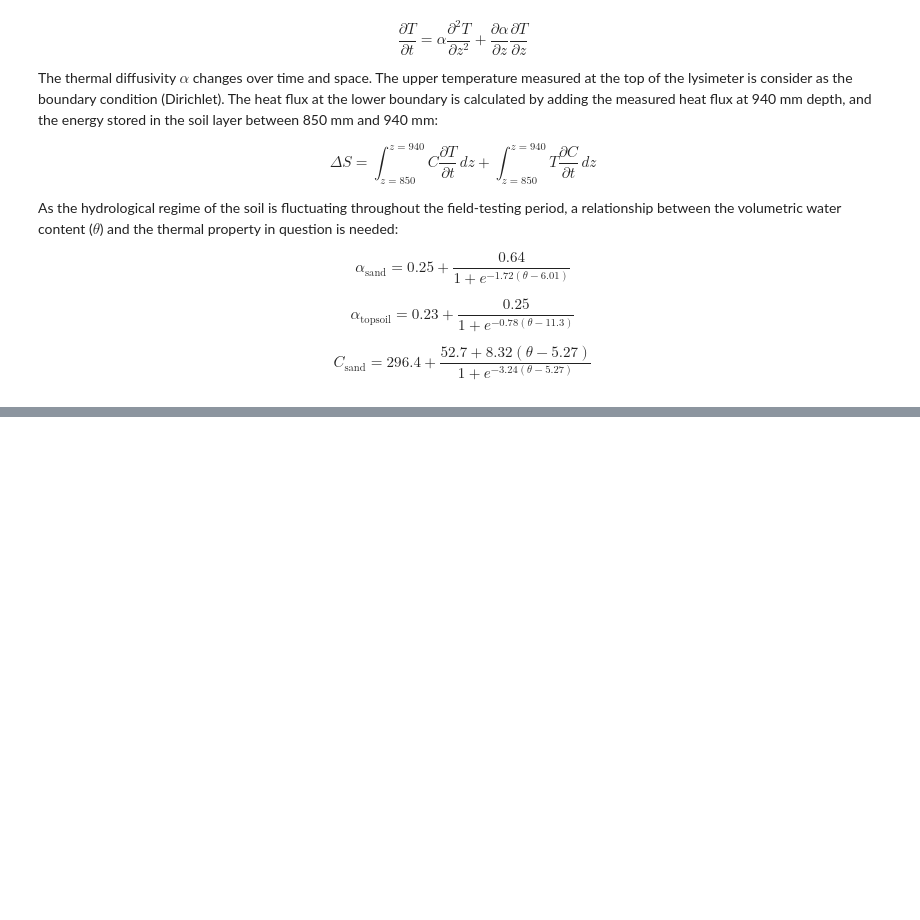
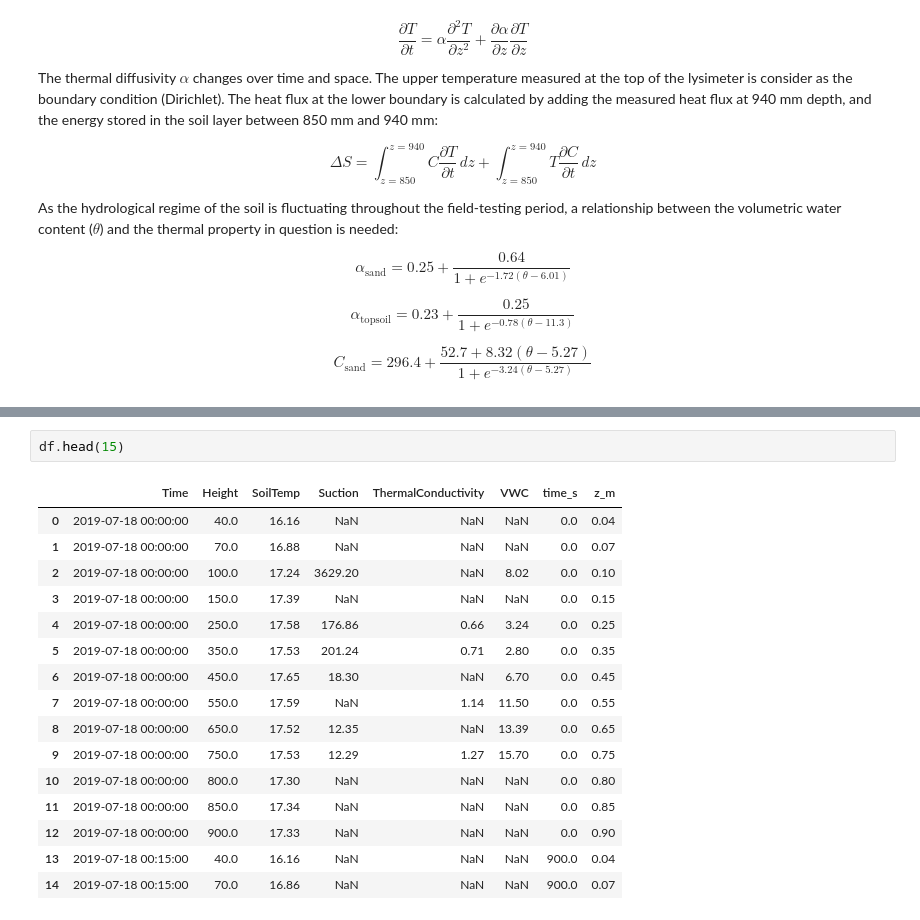
Before and after one commit to emilioosunaa/suds-gshp-pinn, a Jupyter notebook: simulation.ipynb, the cells around one changed output, grey strips where cells are left out. Saved outputs shown, nothing was run; the diff lists cells and outputs as text; blank space fills up the shorter version.

```diff
--- a/simulation.ipynb
+++ b/simulation.ipynb
@@ -83,0 +69,19 @@ class PINN(nn.Module):
+# %%
+df.head(15)
+# %% [output]
+|  | Time | Height | SoilTemp | Suction | ThermalConductivity | VWC | time_s | z_m |
+| 0 | 2019-07-18 00:00:00 | 40.0 | 16.16 | NaN | NaN | NaN | 0.0 | 0.04 |
+| 1 | 2019-07-18 00:00:00 | 70.0 | 16.88 | NaN | NaN | NaN | 0.0 | 0.07 |
+| 2 | 2019-07-18 00:00:00 | 100.0 | 17.24 | 3629.20 | NaN | 8.02 | 0.0 | 0.10 |
+| 3 | 2019-07-18 00:00:00 | 150.0 | 17.39 | NaN | NaN | NaN | 0.0 | 0.15 |
+| 4 | 2019-07-18 00:00:00 | 250.0 | 17.58 | 176.86 | 0.66 | 3.24 | 0.0 | 0.25 |
+| 5 | 2019-07-18 00:00:00 | 350.0 | 17.53 | 201.24 | 0.71 | 2.80 | 0.0 | 0.35 |
+| 6 | 2019-07-18 00:00:00 | 450.0 | 17.65 | 18.30 | NaN | 6.70 | 0.0 | 0.45 |
+| 7 | 2019-07-18 00:00:00 | 550.0 | 17.59 | NaN | 1.14 | 11.50 | 0.0 | 0.55 |
+| 8 | 2019-07-18 00:00:00 | 650.0 | 17.52 | 12.35 | NaN | 13.39 | 0.0 | 0.65 |
+| 9 | 2019-07-18 00:00:00 | 750.0 | 17.53 | 12.29 | 1.27 | 15.70 | 0.0 | 0.75 |
+| 10 | 2019-07-18 00:00:00 | 800.0 | 17.30 | NaN | NaN | NaN | 0.0 | 0.80 |
+| 11 | 2019-07-18 00:00:00 | 850.0 | 17.34 | NaN | NaN | NaN | 0.0 | 0.85 |
+| 12 | 2019-07-18 00:00:00 | 900.0 | 17.33 | NaN | NaN | NaN | 0.0 | 0.90 |
+| 13 | 2019-07-18 00:15:00 | 40.0 | 16.16 | NaN | NaN | NaN | 900.0 | 0.04 |
+| 14 | 2019-07-18 00:15:00 | 70.0 | 16.86 | NaN | NaN | NaN | 900.0 | 0.07 |
```
Also changed, not shown: parts of 8 cells of this notebook, 41 other files.
